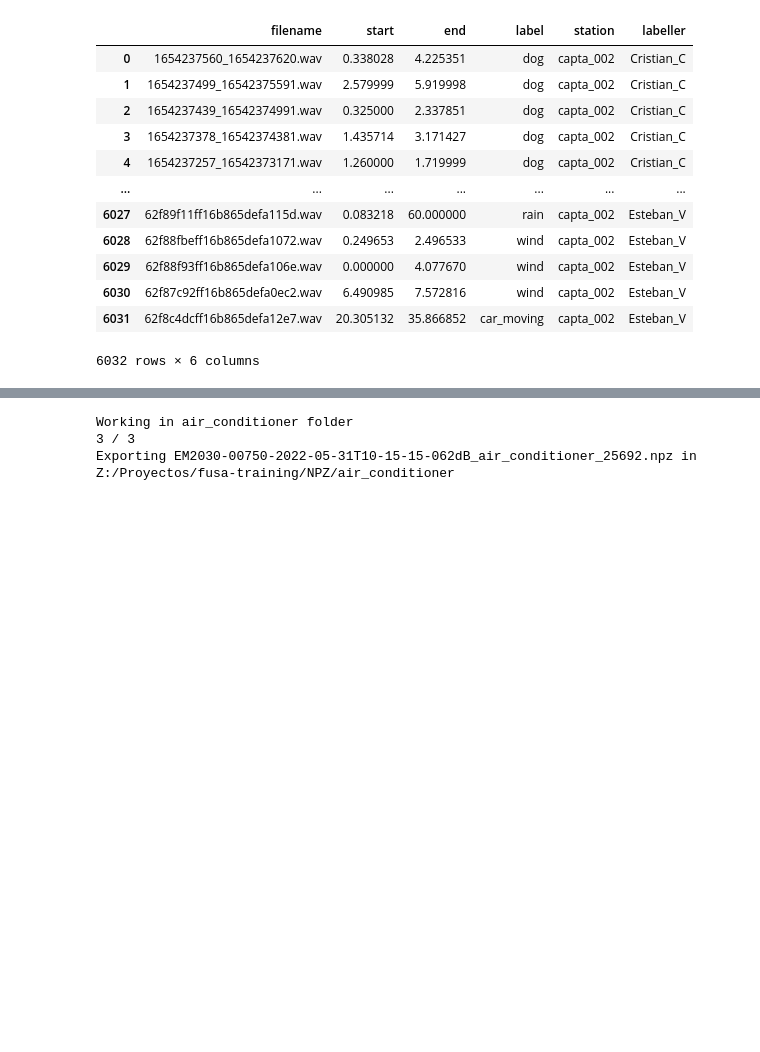
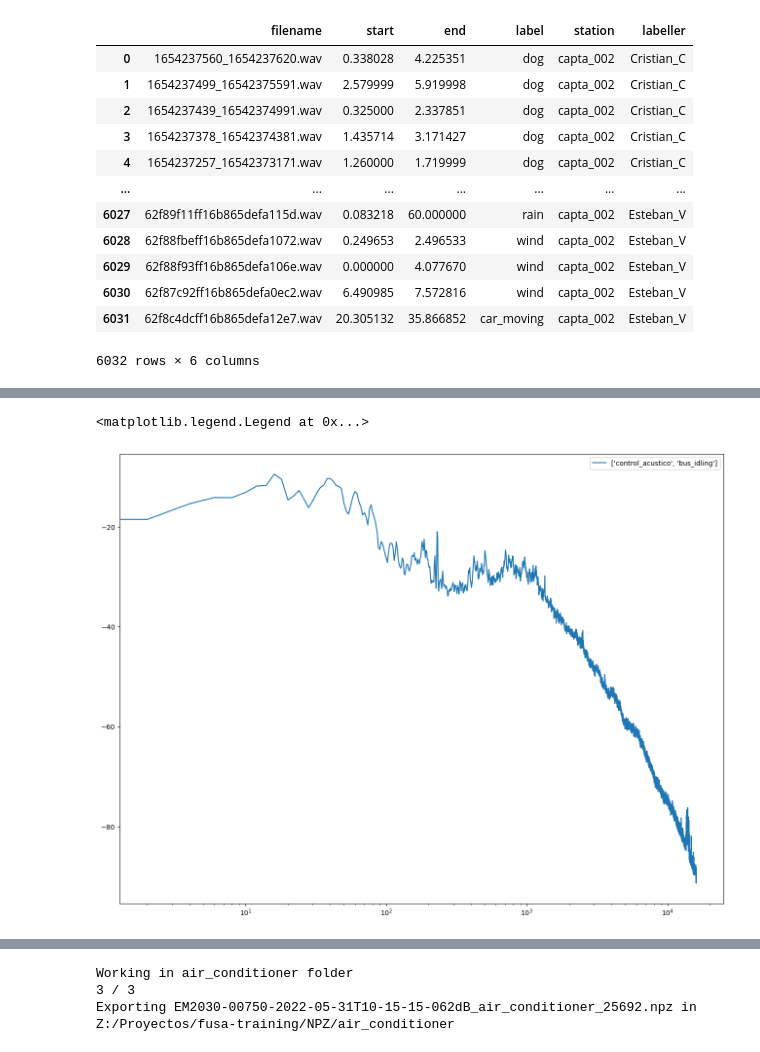
Before and after one commit to JoaquinRMorales/fusa_noise, a Jupyter notebook: main.ipynb, the cells around one changed output, grey strips where cells are left out. Saved outputs shown, nothing was run; the diff lists cells and outputs as text; code cells hidden in the pictures; blank space fills up the shorter version.

```diff
--- a/main.ipynb
+++ b/main.ipynb
@@ -81,0 +76,8 @@ ERUIDO2022_20211217115944_siren_36497.wav
+# %%
+with open(os.getcwd()+'/Data/plotdata/bells.txt', "wb") as f:
+    pickle.dump(a_plot.plotdata, f)
+# %%
+with open(os.getcwd()+'/Data/plotdata/bus_idling.txt', "rb") as f:
+    cutting_df = pickle.load(f)
+with open(os.getcwd()+'/Data/plotdata/bus_idling.txt', "rb") as f:
+    bus_idling = pickle.load(f)
@@ -81,0 +106,10 @@ ERUIDO2022_20211217115944_siren_36497.wav
+# %%
+fig, ax = plt.subplots(figsize=(16,12))
+a = 5
+ax = plt.semilogx(cutting_df['X [frequency]'][a], cutting_df['Y [psd]'].T[a], label = [cutting_df['station'][a], cutting_df['label'][a] ])
+
+
+plt.legend()
+# %% [output]
+<matplotlib.legend.Legend at 0x...>
+[figure, added]
```
Also changed, not shown: parts of 8 cells of this notebook, 2 other files.
